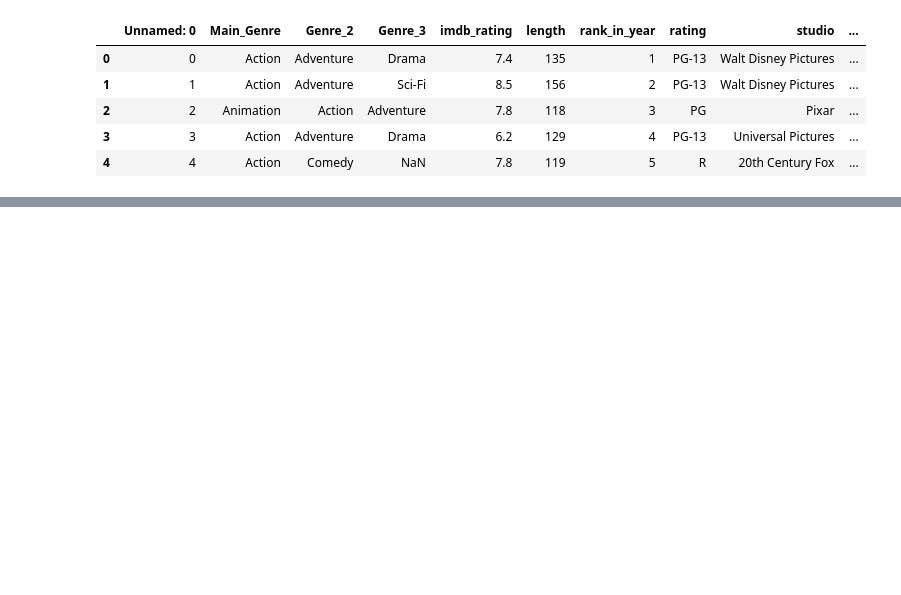
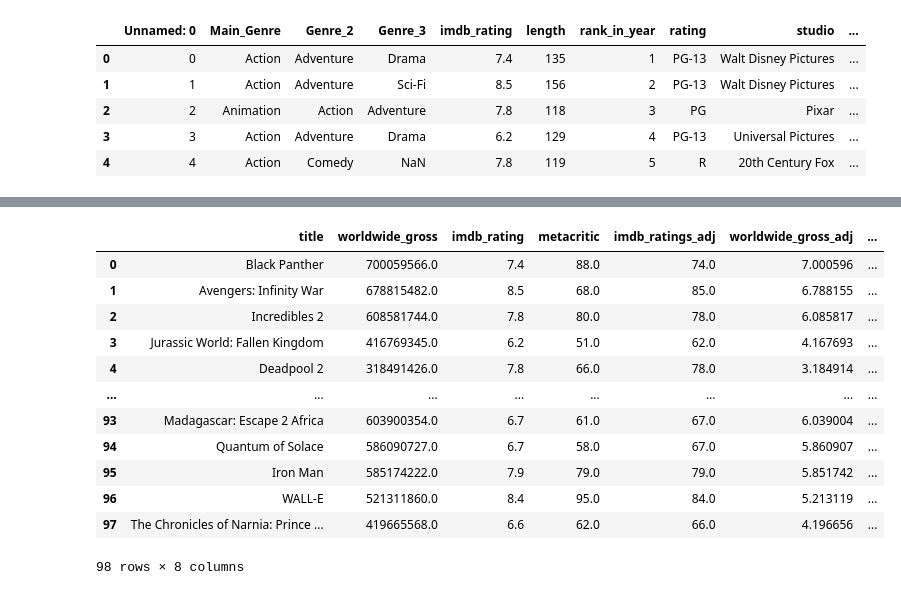
Before and after one commit to marbwhist/first-project, a Jupyter notebook: Rating vs. worldwide gross.ipynb, the cells around one changed output, grey strips where cells are left out. Saved outputs shown, nothing was run; the diff lists cells and outputs as text; code cells hidden in the pictures; blank space fills up the shorter version.

```diff
--- a/Rating vs. worldwide gross.ipynb
+++ b/Rating vs. worldwide gross.ipynb
@@ -40,3 +45,21 @@ ratings_data
+# %%
+#Add average rating column
+ratings_data.loc[:, "average_rating"] = (ratings_data.loc[:,"imdb_ratings_adj"] + ratings_data.loc[:,"metacritic"])/2
+ratings_data
+# %% [output]
+|  | title | worldwide_gross | imdb_rating | metacritic | imdb_ratings_adj | worldwide_gross_adj | ... |
+| 0 | Black Panther | 700059566.0 | 7.4 | 88.0 | 74.0 | 7.000596 | ... |
+| 1 | Avengers: Infinity War | 678815482.0 | 8.5 | 68.0 | 85.0 | 6.788155 | ... |
+| 2 | Incredibles 2 | 608581744.0 | 7.8 | 80.0 | 78.0 | 6.085817 | ... |
+| 3 | Jurassic World: Fallen Kingdom | 416769345.0 | 6.2 | 51.0 | 62.0 | 4.167693 | ... |
+| 4 | Deadpool 2 | 318491426.0 | 7.8 | 66.0 | 78.0 | 3.184914 | ... |
+| ... | ... | ... | ... | ... | ... | ... | ... |
+| 93 | Madagascar: Escape 2 Africa | 603900354.0 | 6.7 | 61.0 | 67.0 | 6.039004 | ... |
+| 94 | Quantum of Solace | 586090727.0 | 6.7 | 58.0 | 67.0 | 5.860907 | ... |
+| 95 | Iron Man | 585174222.0 | 7.9 | 79.0 | 79.0 | 5.851742 | ... |
+| 96 | WALL-E | 521311860.0 | 8.4 | 95.0 | 84.0 | 5.213119 | ... |
+| 97 | The Chronicles of Narnia: Prince ... | 419665568.0 | 6.6 | 62.0 | 66.0 | 4.196656 | ... |
+98 rows × 8 columns
 # %%
 # Create a Scatter Plot for imdb_rating vs metacritic
 ax = ratings_data.plot(kind="scatter", x="worldwide_gross_adj",y="imdb_ratings_adj", color="b", label="IMDB Rating")
```
Also changed, not shown: parts of 11 cells of this notebook.
